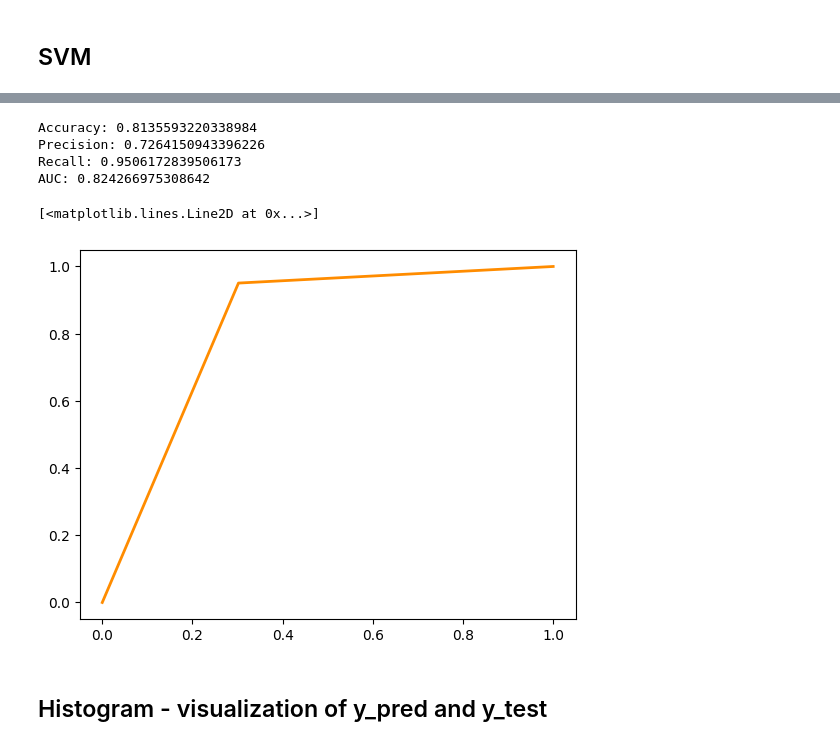
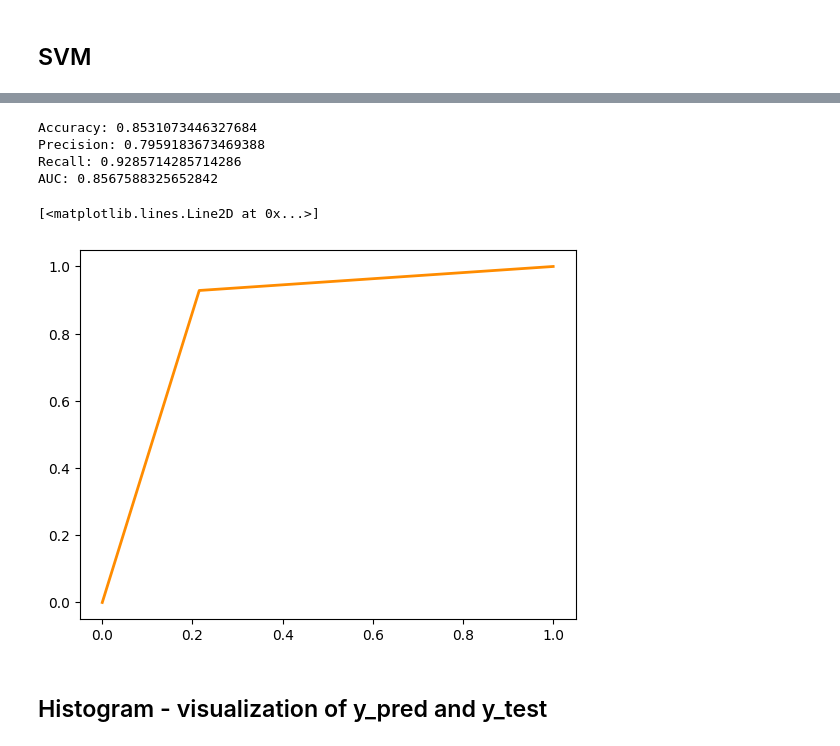
Before and after one commit to Dominule/qsAMPr, a Jupyter notebook: src/train_models/svm_regressor.ipynb, the cells around one changed output, grey strips where cells are left out. Cells and saved outputs as stored; diff of their text form; code cells hidden in the pictures.

```diff
--- a/src/train_models/svm_regressor.ipynb
+++ b/src/train_models/svm_regressor.ipynb
@@ -77,32 +70,32 @@ Grid scores on development set:
 # %%
 from sklearn.metrics import precision_score, recall_score, roc_auc_score
 
-activity_threshold = 5000
+activity_threshold = 9400
 
 model = rgs.best_estimator_
 y_pred = model.predict(X_test)
 y_pred_binary = y_pred > activity_threshold
 y_test_binary = y_test > activity_threshold
 print(f"Accuracy: {accuracy_score(y_test_binary, y_pred_binary)}")
 print(f"Precision: {precision_score(y_test_binary, y_pred_binary)}")
 print(f"Recall: {recall_score(y_test_binary, y_pred_binary)}")
 print(f"AUC: {roc_auc_score(y_test_binary, y_pred_binary)}")
 # plot ROC
 import matplotlib.pyplot as plt
 from sklearn.metrics import roc_curve, auc
 fpr, tpr, thresholds = roc_curve(y_test_binary, y_pred_binary)
 roc_auc = auc(fpr, tpr)
 plt.figure()
 lw = 2
 plt.plot(fpr, tpr, color='darkorange',
          lw=lw, label='ROC curve (area = %0.2f)' % roc_auc)
 # %% [output]
-Accuracy: 0.8135593220338984
-Precision: 0.7264150943396226
-Recall: 0.9506172839506173
-AUC: 0.824266975308642
+Accuracy: 0.8531073446327684
+Precision: 0.7959183673469388
+Recall: 0.9285714285714286
+AUC: 0.8567588325652842
 [<matplotlib.lines.Line2D at 0x...>]
-[figure, old version]
+[figure, new version]
 # %% [markdown]
 ## Histogram - visualization of y_pred and y_test
 # %%
```
Also changed, not shown: parts of 8 cells of this notebook.
